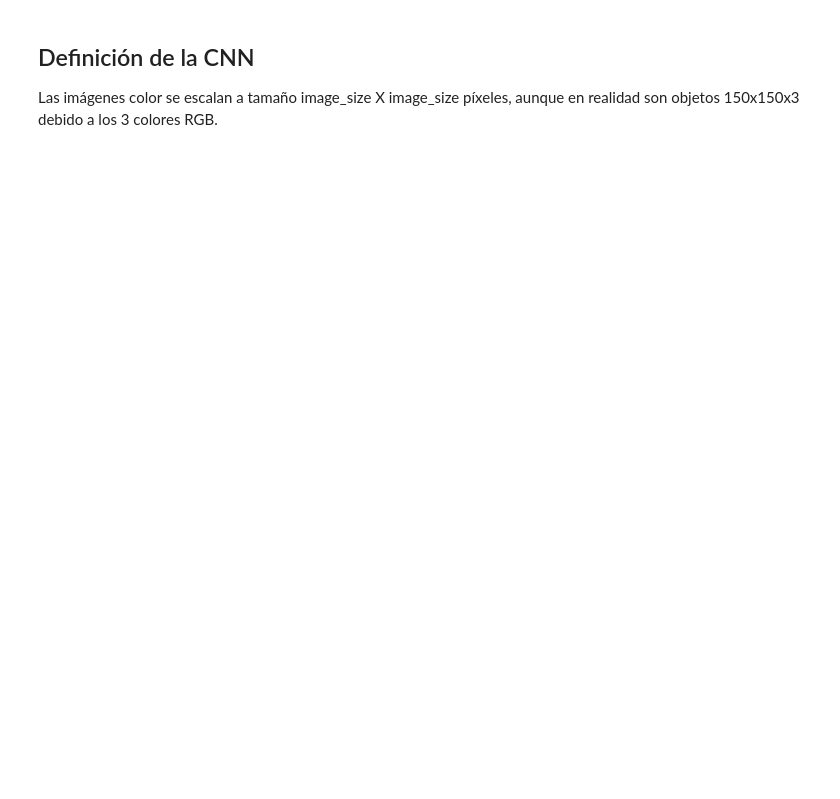
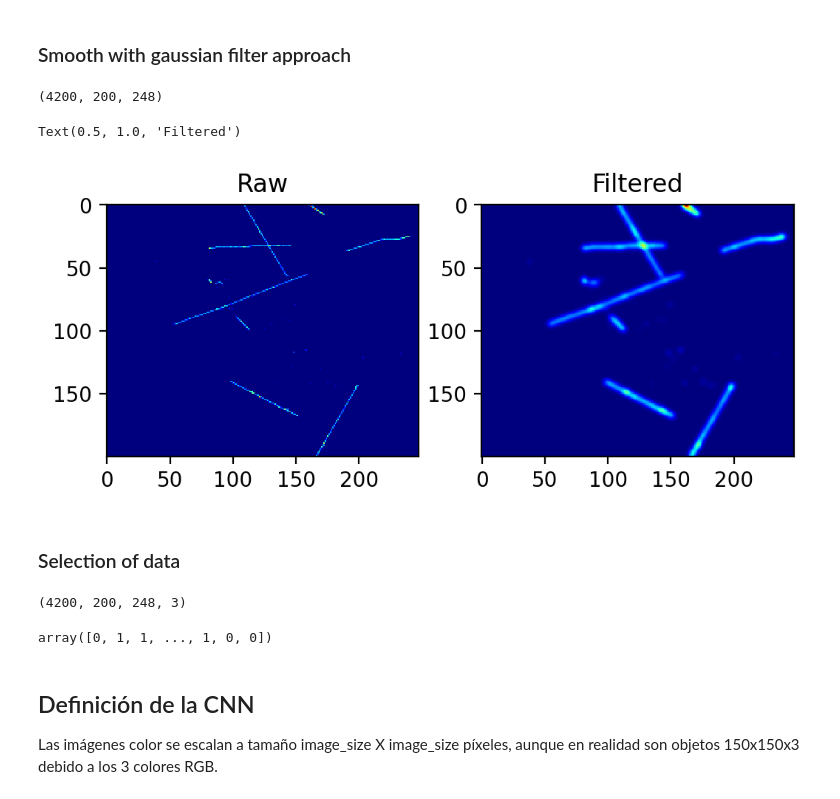
Before and after one commit to rodralva/NN_course, a Jupyter notebook: Clasificador_CNN_CCQE_backgrounds.ipynb, the cells around one changed output. Saved outputs shown, nothing was run; the diff lists cells and outputs as text; code cells hidden in the pictures; blank space fills up the shorter version.

Commit message:
added gauss filtering

```diff
--- a/Clasificador_CNN_CCQE_backgrounds.ipynb
+++ b/Clasificador_CNN_CCQE_backgrounds.ipynb
@@ -108,0 +26,25 @@ plt.show()
+# %%
+file_path="NNDumper_Data/NNDumper_tree_00.root"
+file = uproot.open(file_path)
+tree = file["nndumper"]["evttree;5"]
+print("Contenido del TTree:")
+h=tree["TPCImgHeightU"].array().to_numpy()[0]
+w=tree["TPCImgWidthU"].array().to_numpy()[0]
+interaction=tree["InteractionType"].array().to_numpy()
+
+branch = tree["TPCImgDataU"]
+pics=branch.array().to_numpy().reshape(4200,h,w)#images are stored as vectors, switch them back to matrices again
+pics/=np.max(pics) #normalize to 1.
+NEvents=pics.shape[0]
+
+# for i in range(pics.shape[0]):#uncomment these lines to smooth (gaussian filter) the data
+#     pics[i]=scipy.ndimage.gaussian_filter(pics[i], sigma=2)
+
+tree.show()
+
+print("-----------")
+print("Numero de eventos en el .root file: ",NEvents)
+print("Tamaño de las imagenes de TPC:",w,"x",h)
+print("-----------")
+print("Primer evento: ")
+print("Tipo de interaccion:",interaction[0],",1001=ChargeCurrentQuasiElastic (CCQE->Señal)") #1001 CCQE, lo demás, backgrounds (mirar interaction.png, cada numero es una interacción distinta)
@@ -108,0 +161,46 @@ plt.show()
+# %% [markdown]
+### Smooth with gaussian filter approach
+# %%
+
+print(pics.shape)
+plt.figure(figsize=( 6,4), dpi=200);
+
+plt.imshow(pics[0],cmap = 'jet', interpolation='none');
+filtered=scipy.ndimage.gaussian_filter(pics[0], sigma=2)
+sp = plt.subplot(1, 2, 1)
+plt.imshow(pics[0],cmap = 'jet', interpolation='none')
+plt.title("Raw")
+sp = plt.subplot(1, 2, 2)
+plt.imshow(filtered,cmap = 'jet', interpolation='none')
+plt.title("Filtered")
+# %% [output]
+(4200, 200, 248)
+Text(0.5, 1.0, 'Filtered')
+[figure, added]
+# %% [markdown]
+### Selection of data
+# %%
+pics3D=np.zeros((pics.shape[0],pics.shape[1],pics.shape[2],3))
+print(pics3D.shape)
+pics3D[:,:,:,0]=pics
+pics3D[:,:,:,1]=pics
+pics3D[:,:,:,2]=pics
+#uncoment these to check copy is ok.
+# plt.figure(figsize=( 6,4), dpi=200);
+# plt.subplot(1, 4, 1)
+# plt.imshow(pics[i],cmap = 'jet', interpolation='none');
+# plt.subplot(1, 4, 2)
+# plt.imshow(pics3D[i,:,:,0],cmap = 'jet', interpolation='none');
+# plt.subplot(1, 4, 3)
+# plt.imshow(pics3D[i,:,:,1],cmap = 'jet', interpolation='none');
+# plt.subplot(1, 4, 4)
+# plt.imshow(pics3D[i,:,:,2],cmap = 'jet', interpolation='none');
+# %% [output]
+(4200, 200, 248, 3)
+# %%
+labels  = interaction
+labels2 = labels==1001
+labels3 = labels2.astype(int)
+labels3
+# %% [output]
+array([0, 1, 1, ..., 1, 0, 0])
```
Also changed, not shown: parts of 51 cells of this notebook.
